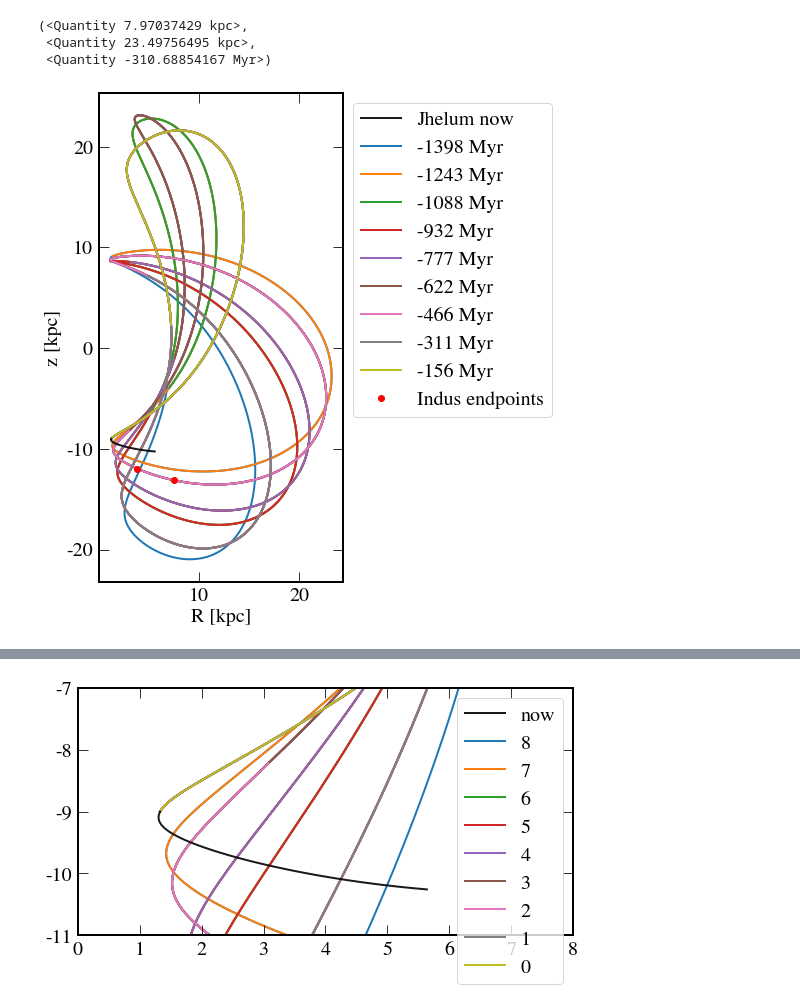
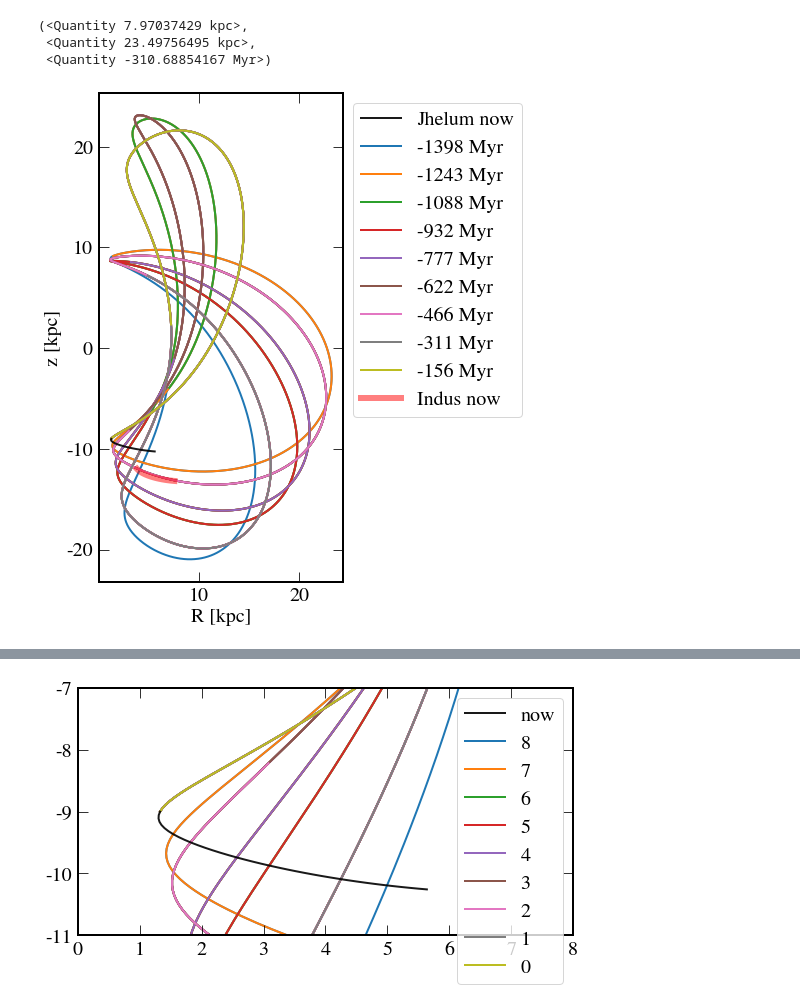
Before and after one commit to abonaca/jhelum, a Jupyter notebook: notebooks/paper.ipynb, the cells around one changed output, grey strips where cells are left out. Saved outputs shown, nothing was run; the diff lists cells and outputs as text; code cells hidden in the pictures.

Commit message:
show jhelum in cylindrical coords

```diff
--- a/notebooks/paper.ipynb
+++ b/notebooks/paper.ipynb
@@ -894,18 +864,29 @@ Rind = np.sqrt(cind_gal.y**2 + cind_gal.x**2)
+# %%
+indus_frame = gc.GreatCircleICRSFrame.from_endpoints(cind[0], cind[1])
+# %%
+cind_nat = cind.transform_to(indus_frame)
+# %%
+cind_line = coord.SkyCoord(phi1=np.linspace(cind_nat.phi1.wrap_at(wangle)[0],
+                                            cind_nat.phi1.wrap_at(wangle)[1],20),
+                       phi2=np.zeros(20)*u.deg, distance=np.linspace(16.6,17.2,20)*u.kpc, frame=indus_frame)
+# %%
+cind_line_gal = cind_line.transform_to(coord.Galactocentric)
+Rind_line = np.sqrt(cind_line_gal.y**2 + cind_line_gal.x**2)
 # %%
 norb = len(orbits)
 plt.plot(fit_orbit.cylindrical.rho, fit_orbit.cylindrical.z, 'k-', alpha=0.9, lw=2, label='Jhelum now')
 for i in range(norb):
     plt.plot(orbits[norb-1-i].cylindrical.rho, orbits[norb-1-i].cylindrical.z, '-',
              lw=2, zorder=0, label='{:.0f}'.format(np.median(orbits[norb-1-i].t)))
 #     print(i, len(orbits[norb-1-i].cylindrical.rho))
 
-plt.plot(Rind, cind_gal.z, 'ro', label='Indus endpoints')
+plt.plot(Rind_line, cind_line_gal.z, 'r-', label='Indus now', lw=6, alpha=0.5)
 plt.xlabel('R [kpc]')
 plt.ylabel('z [kpc]')
 
 plt.legend(loc=2, bbox_to_anchor=(1,1))
 plt.gca().set_aspect('equal')
 plt.tight_layout()
 plt.savefig('../plots/jhelum_indus_wraps.png', dpi=200)
 # %% [output]
-[figure, old version]
+[figure, new version]
```
Also changed, not shown: parts of 3 cells of this notebook, 1 other file.
